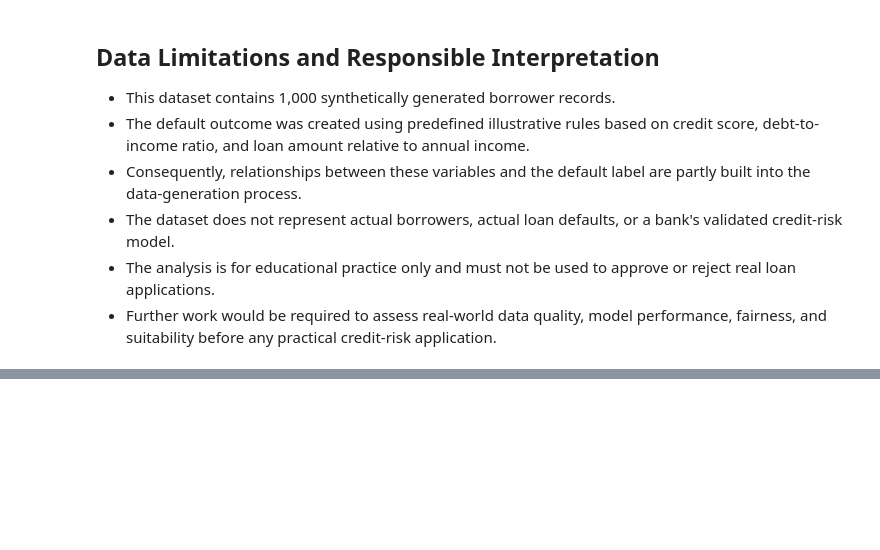
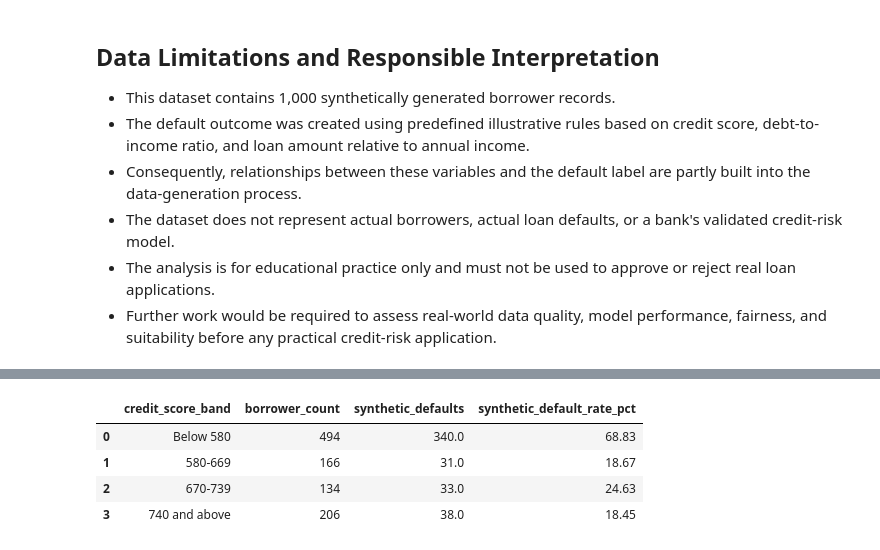
Before and after one commit to dhruvizaveri08/credit-risk-analysis, a Jupyter notebook: notebooks/01_credit_risk_data.ipynb, the cells around one changed output, grey strips where cells are left out. Cells and saved outputs as stored; diff of their text form; code cells hidden in the pictures; blank space fills up the shorter version.

```diff
--- a/notebooks/01_credit_risk_data.ipynb
+++ b/notebooks/01_credit_risk_data.ipynb
@@ -378,0 +447,33 @@ Cleaned dataset exported successfully.
+# %%
+
+query = """
+SELECT
+    CASE
+        WHEN credit_score < 580 THEN 'Below 580'
+        WHEN credit_score < 670 THEN '580-669'
+        WHEN credit_score < 740 THEN '670-739'
+        ELSE '740 and above'
+    END AS credit_score_band,
+    COUNT(*) AS borrower_count,
+    SUM("default") AS synthetic_defaults,
+    ROUND(
+        100.0 * SUM("default") / COUNT(*), 2
+    ) AS synthetic_default_rate_pct
+FROM loans
+GROUP BY credit_score_band
+ORDER BY
+    CASE credit_score_band
+        WHEN 'Below 580' THEN 1
+        WHEN '580-669' THEN 2
+        WHEN '670-739' THEN 3
+        ELSE 4
+    END;
+"""
+
+display(con.execute(query).df())
+# %% [output]
+|  | credit_score_band | borrower_count | synthetic_defaults | synthetic_default_rate_pct |
+| 0 | Below 580 | 494 | 340.0 | 68.83 |
+| 1 | 580-669 | 166 | 31.0 | 18.67 |
+| 2 | 670-739 | 134 | 33.0 | 24.63 |
+| 3 | 740 and above | 206 | 38.0 | 18.45 |
```
Also changed, not shown: parts of 7 cells of this notebook.
